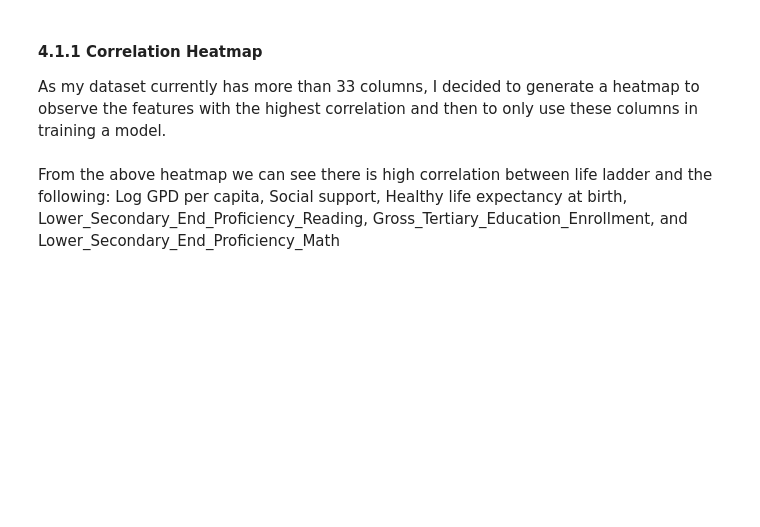
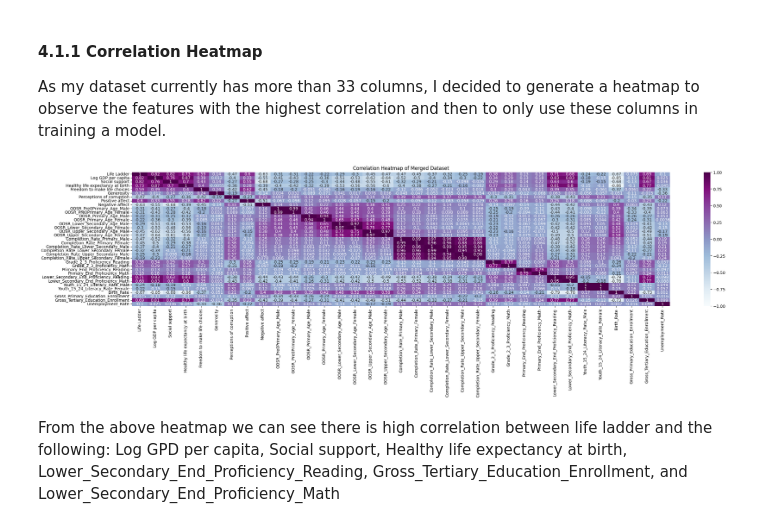
Before and after one commit to EmoSense/data_explore, a Jupyter notebook: DataDrivenModel.ipynb, the cells around one changed output. Saved outputs shown, nothing was run; the diff lists cells and outputs as text; code cells hidden in the pictures; blank space fills up the shorter version.

```diff
--- a/DataDrivenModel.ipynb
+++ b/DataDrivenModel.ipynb
@@ -238,15 +394,17 @@ merged = merged_table.iloc[:, 1:]
 # %%
 corr = merged.corr()
 plt.figure(figsize=(30,6))
 sns.heatmap(corr,
             xticklabels=corr.columns.values,
             yticklabels=corr.columns.values,
             cmap="BuPu",
             vmin=-1,
             vmax=1,
             annot=True)
-plt.title("Correlation Heatmap of mtcars dataset")
+plt.title("Correlation Heatmap of Merged Dataset")
 plt.show()
+# %% [output]
+[figure, added]
 # %% [markdown]
 From the above heatmap we can see there is high correlation between life ladder and the following: Log GPD per capita, Social support, Healthy life expectancy at birth, Lower_Secondary_End_Proficiency_Reading, Gross_Tertiary_Education_Enrollment, and Lower_Secondary_End_Proficiency_Math
 # %%
```
Also changed, not shown: parts of 29 cells of this notebook.
